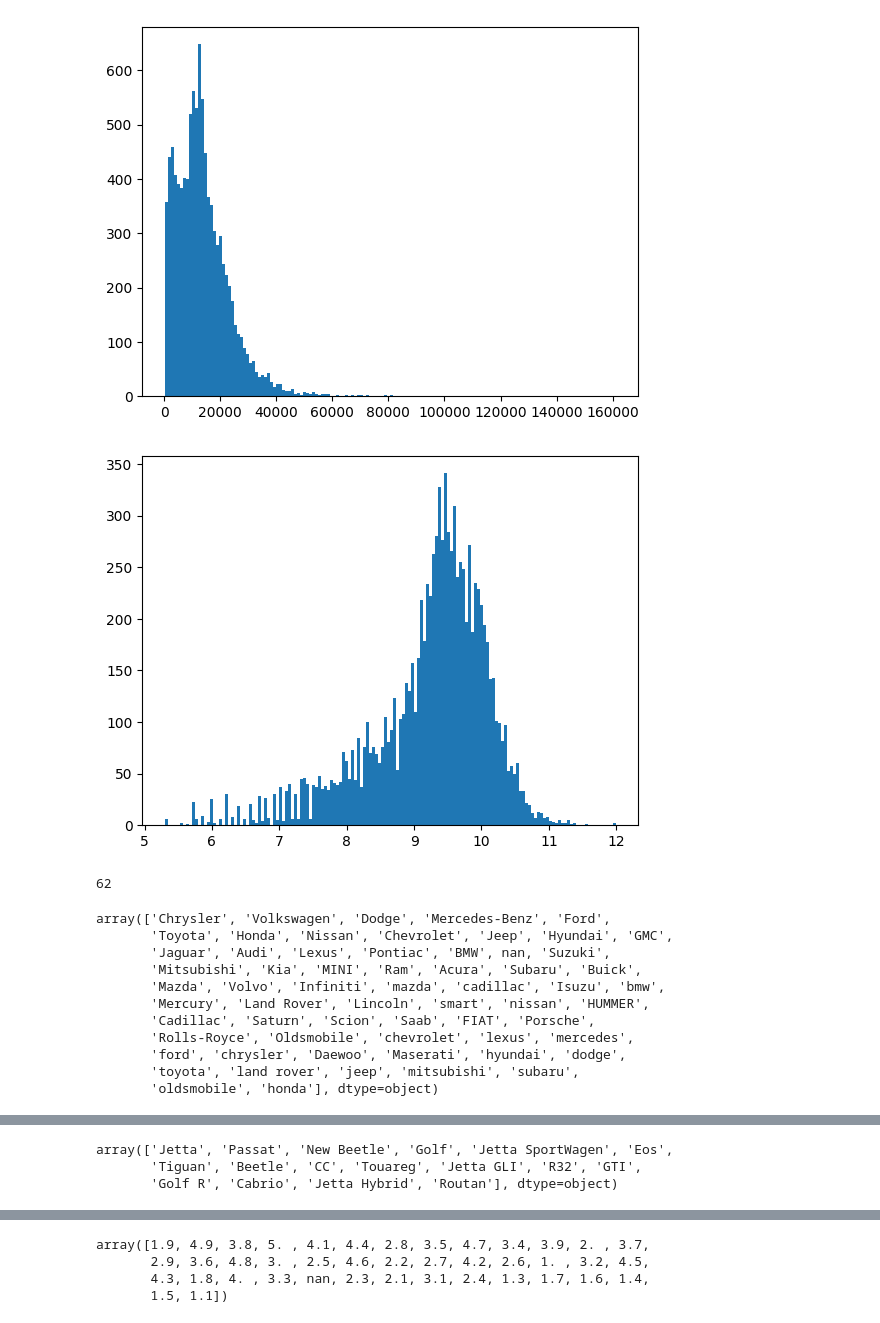
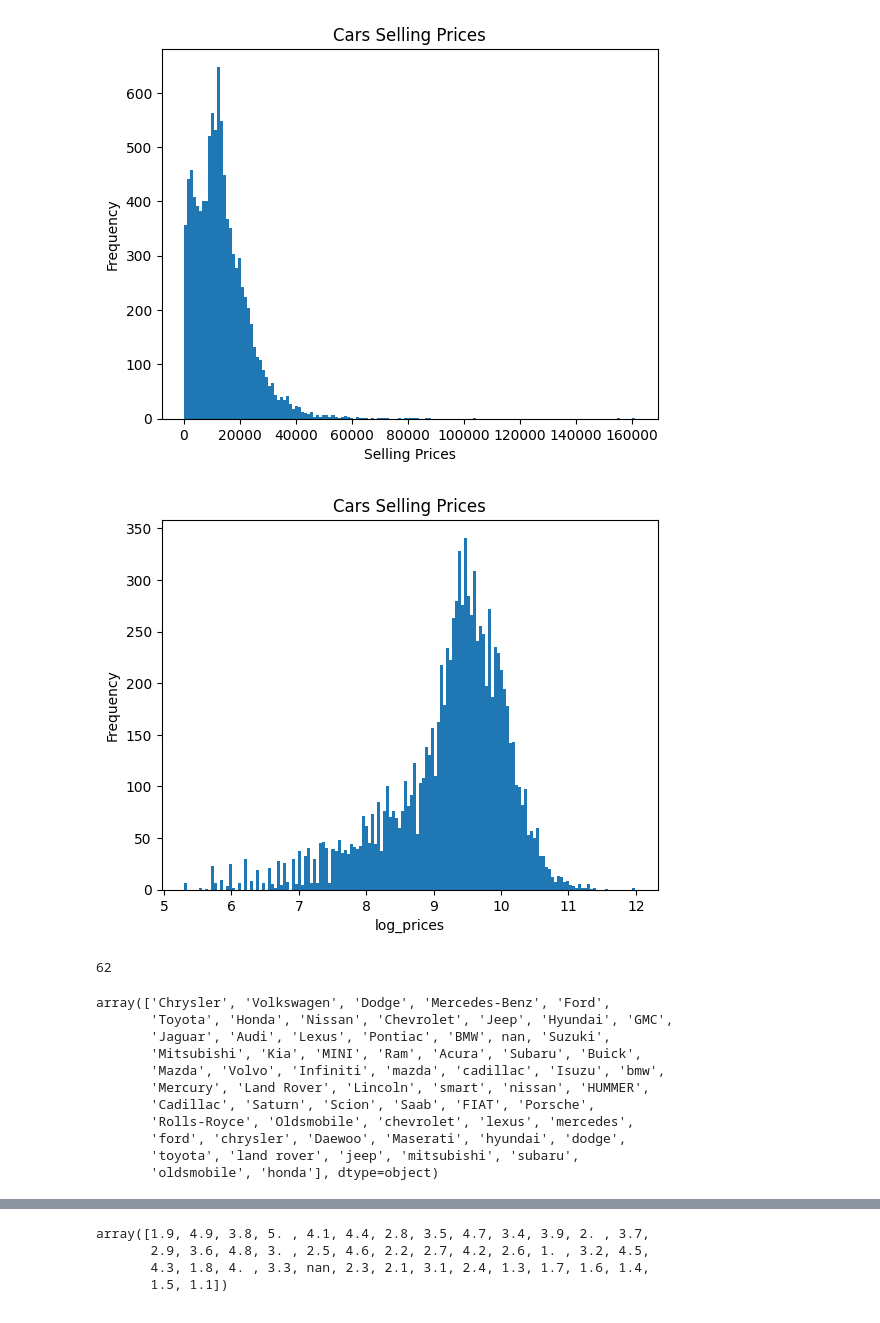
Before and after one commit to MahsaAbdollahiM/AI_and_ML_Assignment, a Jupyter notebook: Feature_Engineering_Cars.ipynb, the cells around one changed output, grey strips where cells are left out. Cells and saved outputs as stored; diff of their text form; code cells hidden in the pictures.

```diff
--- a/Feature_Engineering_Cars.ipynb
+++ b/Feature_Engineering_Cars.ipynb
@@ -11,17 +19,23 @@ cars = pd.read_csv('/content/cars.csv',delimiter = ";")
 # %%
 prices = cars['sellingprice']
 #plot a histogram of prices
 plt.hist(prices, bins=150)
+plt.title('Cars Selling Prices')
+plt.xlabel('Selling Prices')
+plt.ylabel('Frequency')
 plt.show()
 # %% [output]
-[figure, old version]
+[figure, new version]
 # %%
 ## log transform prices
 log_prices = np.log(prices)
 
 ##plot a histogram of log_prices
 plt.hist(log_prices, bins = 150)
+plt.title('Cars Selling Prices')
+plt.xlabel('log_prices')
+plt.ylabel('Frequency')
 plt.show()
 # %% [output]
-[figure, old version]
+[figure, new version]
 # %%
@@ -29,20 +43,21 @@ plt.show()
 cars["make"].nunique()
 # %% [output]
 62
-# %%
-cars["make"].unique()
-# %% [output]
-array(['Chrysler', 'Volkswagen', 'Dodge', 'Mercedes-Benz', 'Ford',
-       'Toyota', 'Honda', 'Nissan', 'Chevrolet', 'Jeep', 'Hyundai', 'GMC',
-       'Jaguar', 'Audi', 'Lexus', 'Pontiac', 'BMW', nan, 'Suzuki',
-       'Mitsubishi', 'Kia', 'MINI', 'Ram', 'Acura', 'Subaru', 'Buick',
-       'Mazda', 'Volvo', 'Infiniti', 'mazda', 'cadillac', 'Isuzu', 'bmw',
-       'Mercury', 'Land Rover', 'Lincoln', 'smart', 'nissan', 'HUMMER',
-       'Cadillac', 'Saturn', 'Scion', 'Saab', 'FIAT', 'Porsche',
-       'Rolls-Royce', 'Oldsmobile', 'chevrolet', 'lexus', 'mercedes',
-       'ford', 'chrysler', 'Daewoo', 'Maserati', 'hyundai', 'dodge',
-       'toyota', 'land rover', 'jeep', 'mitsubishi', 'subaru',
-       'oldsmobile', 'honda'], dtype=object)
+# %%
+#check the unique entries
+cars["make"].unique()
+# %% [output]
+array(['Chrysler', 'Volkswagen', 'Dodge', 'Mercedes-Benz', 'Ford',
+       'Toyota', 'Honda', 'Nissan', 'Chevrolet', 'Jeep', 'Hyundai', 'GMC',
+       'Jaguar', 'Audi', 'Lexus', 'Pontiac', 'BMW', nan, 'Suzuki',
+       'Mitsubishi', 'Kia', 'MINI', 'Ram', 'Acura', 'Subaru', 'Buick',
+       'Mazda', 'Volvo', 'Infiniti', 'mazda', 'cadillac', 'Isuzu', 'bmw',
+       'Mercury', 'Land Rover', 'Lincoln', 'smart', 'nissan', 'HUMMER',
+       'Cadillac', 'Saturn', 'Scion', 'Saab', 'FIAT', 'Porsche',
+       'Rolls-Royce', 'Oldsmobile', 'chevrolet', 'lexus', 'mercedes',
+       'ford', 'chrysler', 'Daewoo', 'Maserati', 'hyundai', 'dodge',
+       'toyota', 'land rover', 'jeep', 'mitsubishi', 'subaru',
+       'oldsmobile', 'honda'], dtype=object)
 # %%
 #take one name as an example
 #Volkswagen
@@ -55,9 +70,3 @@ Volkswagen_cars.head()
 | 123 | 76803 | 2009 | Volkswagen | Passat | Komfort | Sedan | automatic | wvwjk73c89p028582 | fl | 2.8 | ... |
 | 165 | 244557 | 2008 | Volkswagen | New Beetle | SE PZEV | Convertible | automatic | 3vwrg31y78m403214 | ca | 4.4 | ... |
 | 204 | 54031 | 2012 | Volkswagen | Passat | TDI SEL Premium | Sedan | automatic | 1vwcn7a31cc002307 | ma | 3.4 | ... |
-# %%
-Volkswagen_cars["model"].unique()
-# %% [output]
-array(['Jetta', 'Passat', 'New Beetle', 'Golf', 'Jetta SportWagen', 'Eos',
-       'Tiguan', 'Beetle', 'CC', 'Touareg', 'Jetta GLI', 'R32', 'GTI',
-       'Golf R', 'Cabrio', 'Jetta Hybrid', 'Routan'], dtype=object)
```
Also changed, not shown: parts of 6 cells of this notebook.
